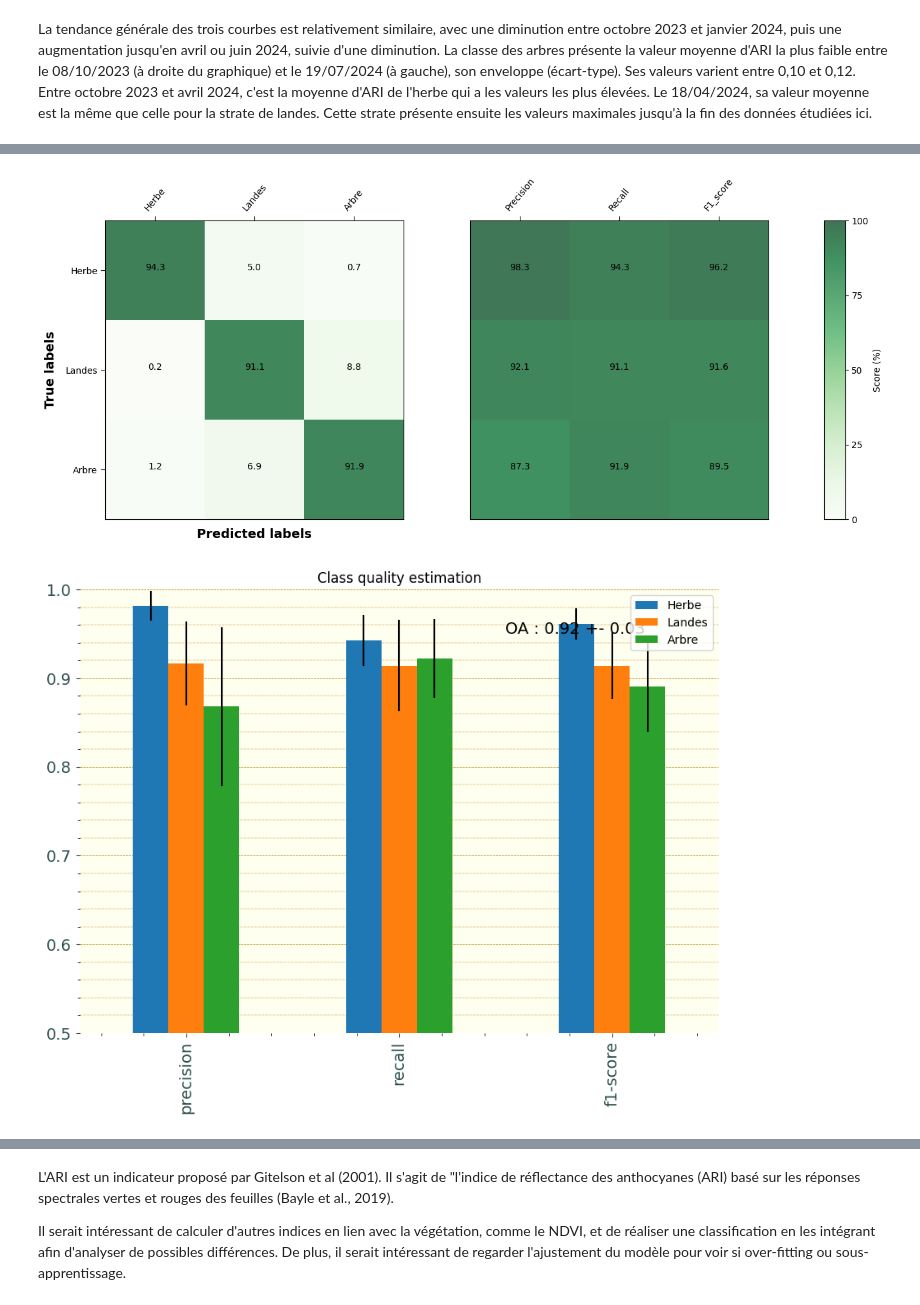
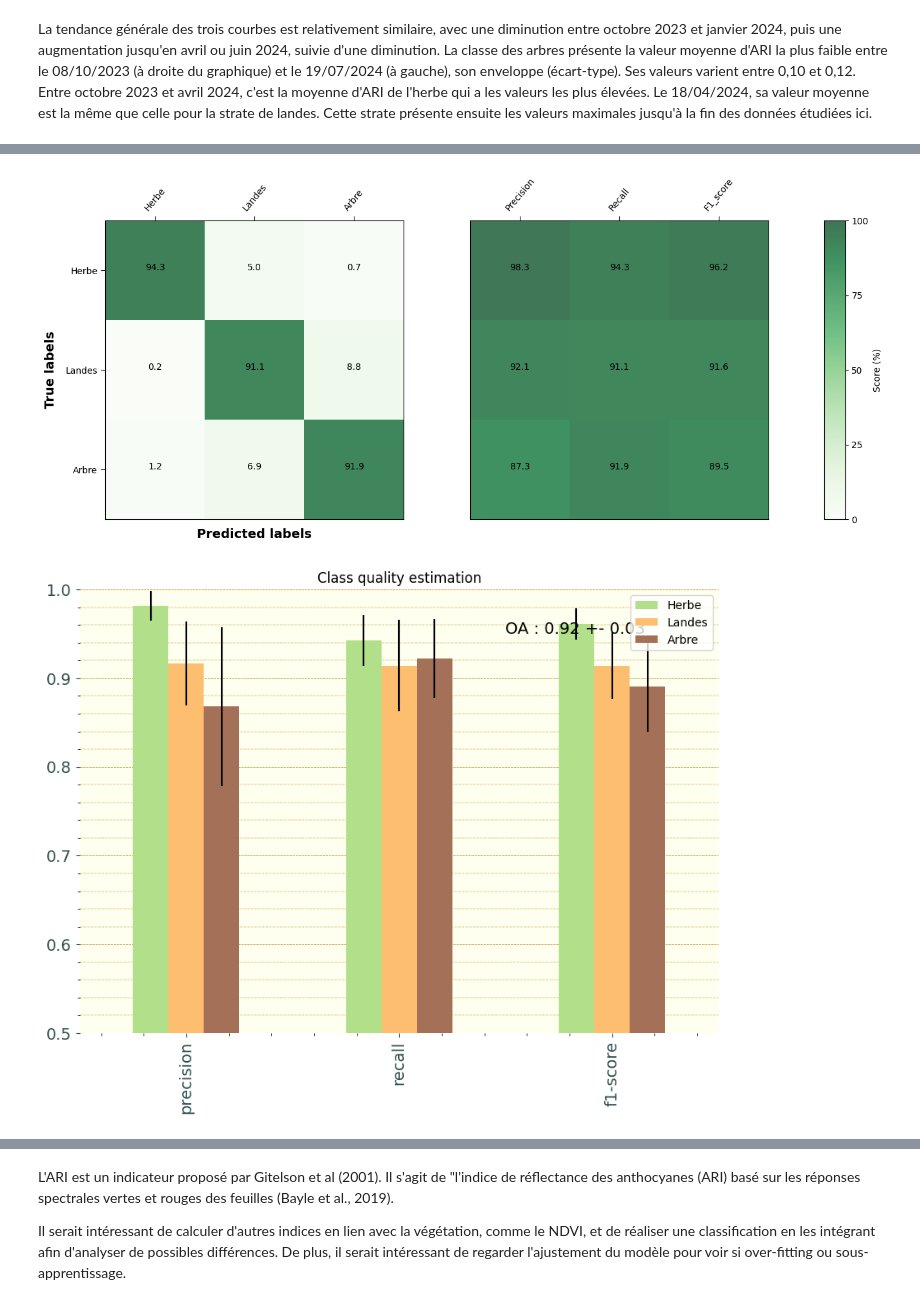
Before and after one commit to auzimmer/Projet_teledetection, a Jupyter notebook: projet_telea_ZIMMER_AUDREY.ipynb, the cells around one changed output, grey strips where cells are left out. Drawn from its saved outputs; the diff is of its cells as text; code cells hidden in the pictures.

Commit message:
# 30/01/2026 Modifications couleurs et carte

```diff
--- a/projet_telea_ZIMMER_AUDREY.ipynb
+++ b/projet_telea_ZIMMER_AUDREY.ipynb
@@ -460,7 +472,9 @@ CLASSES_VALUES = [2, 3, 4]
 # ----------------------------
 print("--- Etape 2 : Création des groupes (ID polygones) ---")
 ref_ds = gdal.Open(fichiers_entree[0])
-target_ds = gdal.GetDriverByName('MEM').Create('', ref_ds.RasterXSize, ref_ds.RasterYSize, 1, gdal.GDT_UInt32)
+target_ds = gdal.GetDriverByName('MEM').Create(
+    '', ref_ds.RasterXSize, ref_ds.RasterYSize, 1, gdal.GDT_UInt32
+)
 target_ds.SetGeoTransform(ref_ds.GetGeoTransform())
 target_ds.SetProjection(ref_ds.GetProjection())
 
@@ -472,7 +486,8 @@ defn = layer.GetLayerDefn()
 field_names = [defn.GetFieldDefn(i).GetName() for i in range(defn.GetFieldCount())]
 print(f"Champs trouvés dans le shapefile : {field_names}")
 
-# On cherche un champ qui pourrait servir d'ID (utile pour pouvoir utiliser le script avec d'autres données)
+# On cherche un champ qui pourrait servir d'ID
+# (utile pour pouvoir utiliser le script avec d'autres données)
 id_field = None
 for candidate in ['id', 'ID', 'OBJECTID', 'objectid', 'pk']:
     if candidate in field_names:
@@ -544,7 +559,6 @@ param_grid = {
 }
 
 cv_group = StratifiedGroupKFold(n_splits=NB_FOLDS, shuffle=True, random_state=30)
-#grid = GridSearchCV(RandomForestClassifier(n_jobs=-1), param_grid, cv=cv_group, scoring='f1_macro')
 
 grid = GridSearchCV(
     RandomForestClassifier(n_jobs=-1, random_state=30),
@@ -557,7 +571,7 @@ grid.fit(X_clean, y_clean, groups=groups_clean)
 
 # Afficher la métrique utilisée et le meilleur score obtenu
 print(f"Métrique utilisée pour l'optimisation : {grid.scoring}")
-print(f"Meilleur score ({grid.scoring}) obtenu lors de la validation croisée : {grid.best_score_:.4f}")
+print(f"Meilleur score ({grid.scoring}) obtenu : {grid.best_score_:.4f}")
 
 best_params = grid.best_params_
 print(f"Meilleurs paramètres trouvés : {best_params}")
@@ -605,10 +619,27 @@ print("Évaluation terminée avec succès.")
 plots.plot_cm(np.array(list_cm).mean(axis=0), labels=CLASSES_LABELS,
               out_filename=os.path.join(output_dir,
               'matrice_confusion.png'), normalize=True)
-plots.plot_mean_class_quality(list_report, list_accuracy,
-                              out_filename=os.path.join(output_dir,
-                              'qualite_classes.png'))
+#plots.plot_mean_class_quality(list_report, list_accuracy,
+                              #out_filename=os.path.join(output_dir,
+                              #'qualite_classes.png'))
 
+
+
+# 1. Définition des couleurs (ordre : Herbe, Landes, Arbre)
+couleurs_strates = ["#b2df8a", "#fdbf6f", "#a47158"]
+
+# 2. Matplotlib utilisera ces couleurs
+plt.rcParams['axes.prop_cycle'] = plt.cycler(color=couleurs_strates)
+
+# 3. Appel de la fonction faisant le graphique d'estimation de la qualité
+plots.plot_mean_class_quality(
+    list_report,
+    list_accuracy,
+    out_filename=os.path.join(output_dir, 'qualite_classes.png')
+)
+
+# 4. Remet les couleurs par défaut pour la suite du script
+plt.rcdefaults()
 
 
 # ------------------------------------------------------
@@ -656,7 +687,7 @@ out_ds = gdal.Open(output_tif, gdal.GA_Update)
 out_ds.GetRasterBand(1).SetNoDataValue(0)
 out_ds = None
 
-print(f"Carte finale masquée proprement et sauvegardée sous : {output_tif}")
+print(f"La carte finale est sauvegardée sous : {output_tif}")
 # %% [output]
 --- Etape 2 : Création des groupes (ID polygones) ---
 Champs trouvés dans le shapefile : ['id', 'strate', 'comment']
@@ -686,4 +709,4 @@ Carte finale masquée proprement et sauvegardée sous : /home/onyxia/work/result
 [figure]
-[figure, old version]
+[figure, new version]
 # %% [markdown]
 
```
Also changed, not shown: parts of 13 cells of this notebook.
